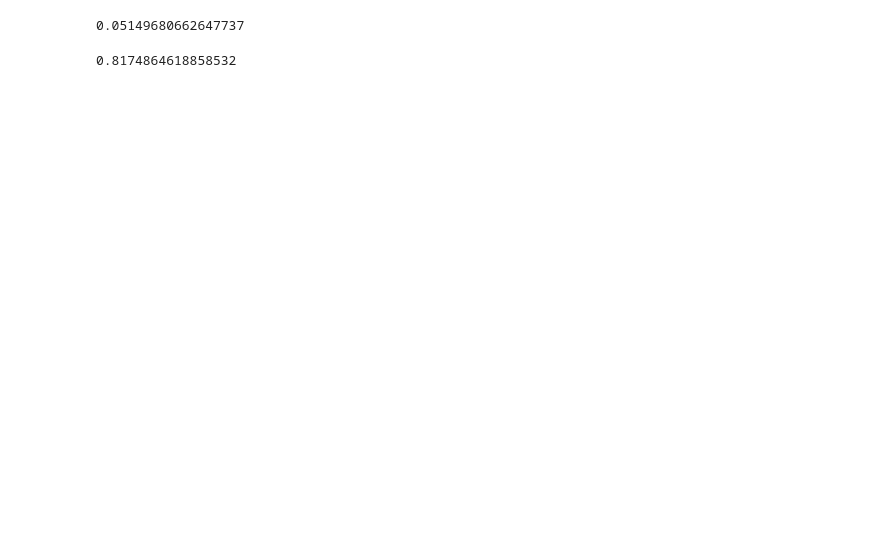
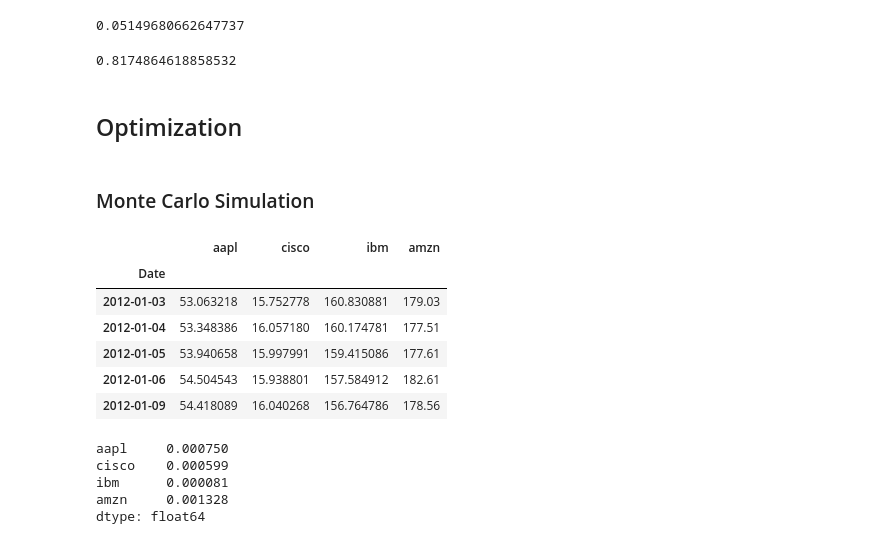
Before and after one commit to RISHIKESHAVAN/resources, a Jupyter notebook: PythonForFinance/Python-for-Finance-Repo-master/09-Python-Finance-Fundamentals/PortfolioAllocation.ipynb, the cells around one changed output. Drawn from its saved outputs; the diff is of its cells as text; code cells hidden in the pictures; blank space fills up the shorter version.

```diff
--- a/PythonForFinance/Python-for-Finance-Repo-master/09-Python-Finance-Fundamentals/PortfolioAllocation.ipynb
+++ b/PythonForFinance/Python-for-Finance-Repo-master/09-Python-Finance-Fundamentals/PortfolioAllocation.ipynb
@@ -121,3 +107,7 @@ ASR = (252 ** 0.5) * SR
 ASR
 # %% [output]
 0.8174864618858532
+# %% [markdown]
+## Optimization
+# %% [markdown]
+### Monte Carlo Simulation
@@ -123,0 +122,18 @@ ASR
+# %%
+stocks.head()
+# %% [output]
+|  | aapl | cisco | ibm | amzn |
+| Date |  |  |  |  |
+| 2012-01-03 | 53.063218 | 15.752778 | 160.830881 | 179.03 |
+| 2012-01-04 | 53.348386 | 16.057180 | 160.174781 | 177.51 |
+| 2012-01-05 | 53.940658 | 15.997991 | 159.415086 | 177.61 |
+| 2012-01-06 | 54.504543 | 15.938801 | 157.584912 | 182.61 |
+| 2012-01-09 | 54.418089 | 16.040268 | 156.764786 | 178.56 |
+# %%
+stocks.pct_change(1).mean()
+# %% [output]
+aapl     0.000750
+cisco    0.000599
+ibm      0.000081
+amzn     0.001328
+dtype: float64
```
Also changed, not shown: parts of 39 cells of this notebook, 1 other file.
